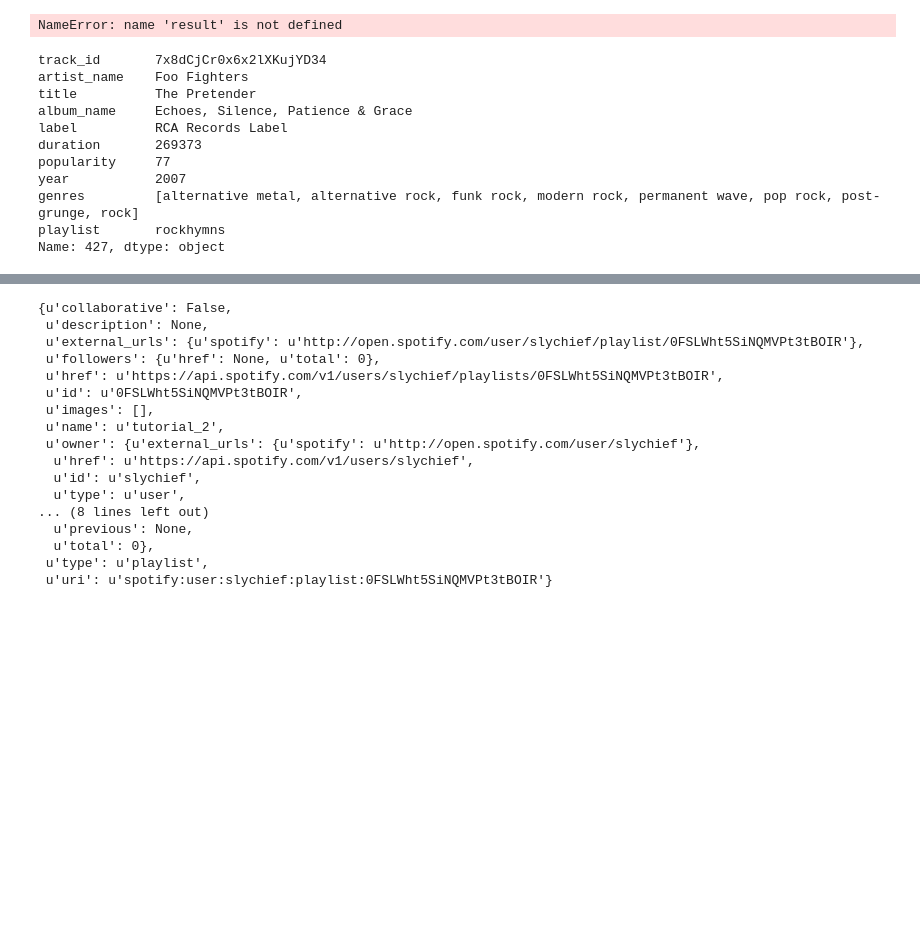
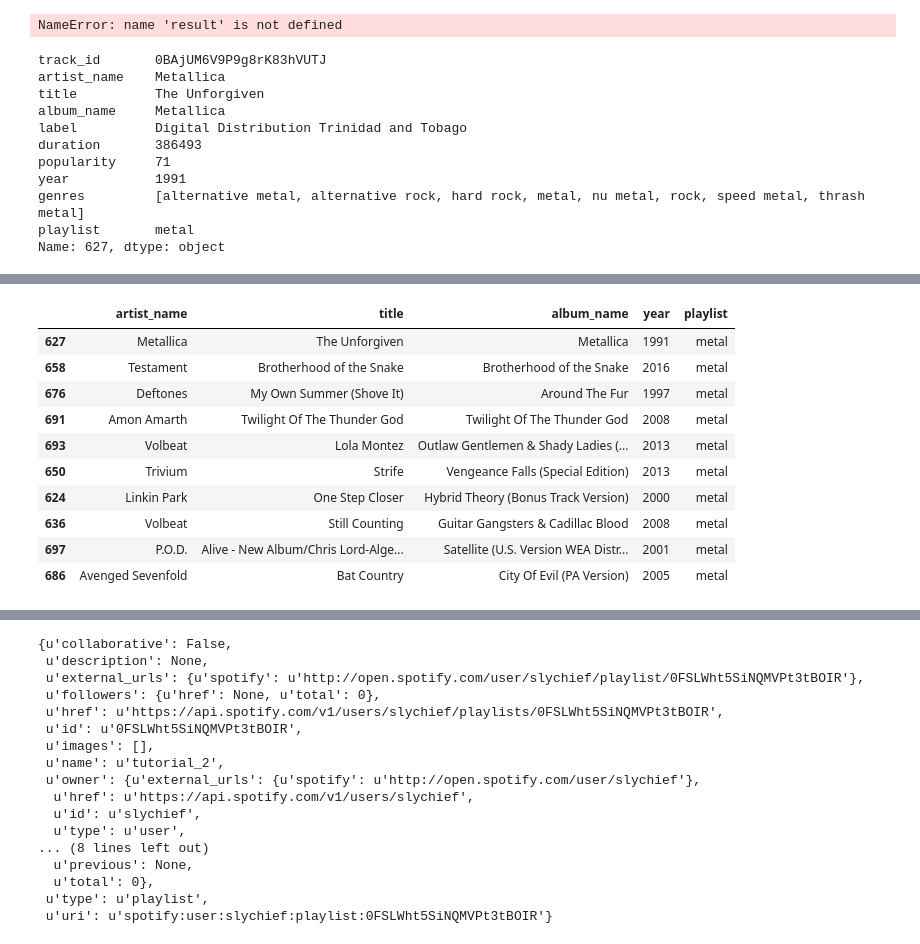
Before and after one commit to slychief/tutorials_private, a Jupyter notebook: spotify_similarity_search/Spotify Similarity Search - Part 2 - Siamese Networks.ipynb, the cells around one changed output, grey strips where cells are left out. Saved outputs shown, nothing was run; the diff lists cells and outputs as text; code cells hidden in the pictures; blank space fills up the shorter version.

Commit message:
added spotify widgets

```diff
--- a/spotify_similarity_search/Spotify Similarity Search - Part 2 - Siamese Networks.ipynb
+++ b/spotify_similarity_search/Spotify Similarity Search - Part 2 - Siamese Networks.ipynb
@@ -279,36 +279,24 @@ def similar(query_idx, ascending=False):
     else:
         si = np.argsort(res)
 
-
-
     print metadata.iloc[query_idx]
-
-    #print metadata.loc[si][:10]
 
     sp.user_playlist_replace_tracks("slychief", "0FSLWht5SiNQMVPt3tBOIR", metadata.loc[si, "track_id"][:10])
 
-    pd.set_option('display.max_colwidth', -1)
+    display_cols = ["artist_name", "title", "album_name", "year","playlist"]
 
-    result = metadata.loc[si][:10]
-
-    template = '<iframe src="https://open.spotify.com/embed?uri=spotify%3Atrack%3A{0}&theme=white" width="80" height="80" frameborder="0" allowtransparency="false"></iframe>'
-
-    result["player"] = result["track_id"].apply(lambda x: template.format(x))
-
-    display_cols = ["player", "artist_name", "title", "album_name", "year", "genres", "playlist"]
-
-    return HTML(result[display_cols].to_html(escape=False))
+    return metadata.loc[si, display_cols][:10]
 # %%
-similar(427)
+similar(627)
 # %% [output]
-track_id       7x8dCjCr0x6x2lXKujYD34
-artist_name    Foo Fighters
-title          The Pretender
-album_name     Echoes, Silence, Patience & Grace
-label          RCA Records Label
-duration       269373
-popularity     77
-year           2007
-genres         [alternative metal, alternative rock, funk rock, modern rock, permanent wave, pop rock, post-grunge, rock]
-playlist       rockhymns
-Name: 427, dtype: object
+track_id       0BAjUM6V9P9g8rK83hVUTJ
+artist_name    Metallica
+title          The Unforgiven
+album_name     Metallica
+label          Digital Distribution Trinidad and Tobago
+duration       386493
+popularity     71
+year           1991
+genres         [alternative metal, alternative rock, hard rock, metal, nu metal, rock, speed metal, thrash metal]
+playlist       metal
+Name: 627, dtype: object
@@ -315,0 +303,11 @@ Name: 427, dtype: object
+|  | artist_name | title | album_name | year | playlist |
+| 627 | Metallica | The Unforgiven | Metallica | 1991 | metal |
+| 658 | Testament | Brotherhood of the Snake | Brotherhood of the Snake | 2016 | metal |
+| 676 | Deftones | My Own Summer (Shove It) | Around The Fur | 1997 | metal |
+| 691 | Amon Amarth | Twilight Of The Thunder God | Twilight Of The Thunder God | 2008 | metal |
+| 693 | Volbeat | Lola Montez | Outlaw Gentlemen & Shady Ladies (... | 2013 | metal |
+| 650 | Trivium | Strife | Vengeance Falls (Special Edition) | 2013 | metal |
+| 624 | Linkin Park | One Step Closer | Hybrid Theory (Bonus Track Version) | 2000 | metal |
+| 636 | Volbeat | Still Counting | Guitar Gangsters & Cadillac Blood | 2008 | metal |
+| 697 | P.O.D. | Alive - New Album/Chris Lord-Alge... | Satellite (U.S. Version WEA Distr... | 2001 | metal |
+| 686 | Avenged Sevenfold | Bat Country | City Of Evil (PA Version) | 2005 | metal |
```
Also changed, not shown: parts of 3 cells of this notebook.
